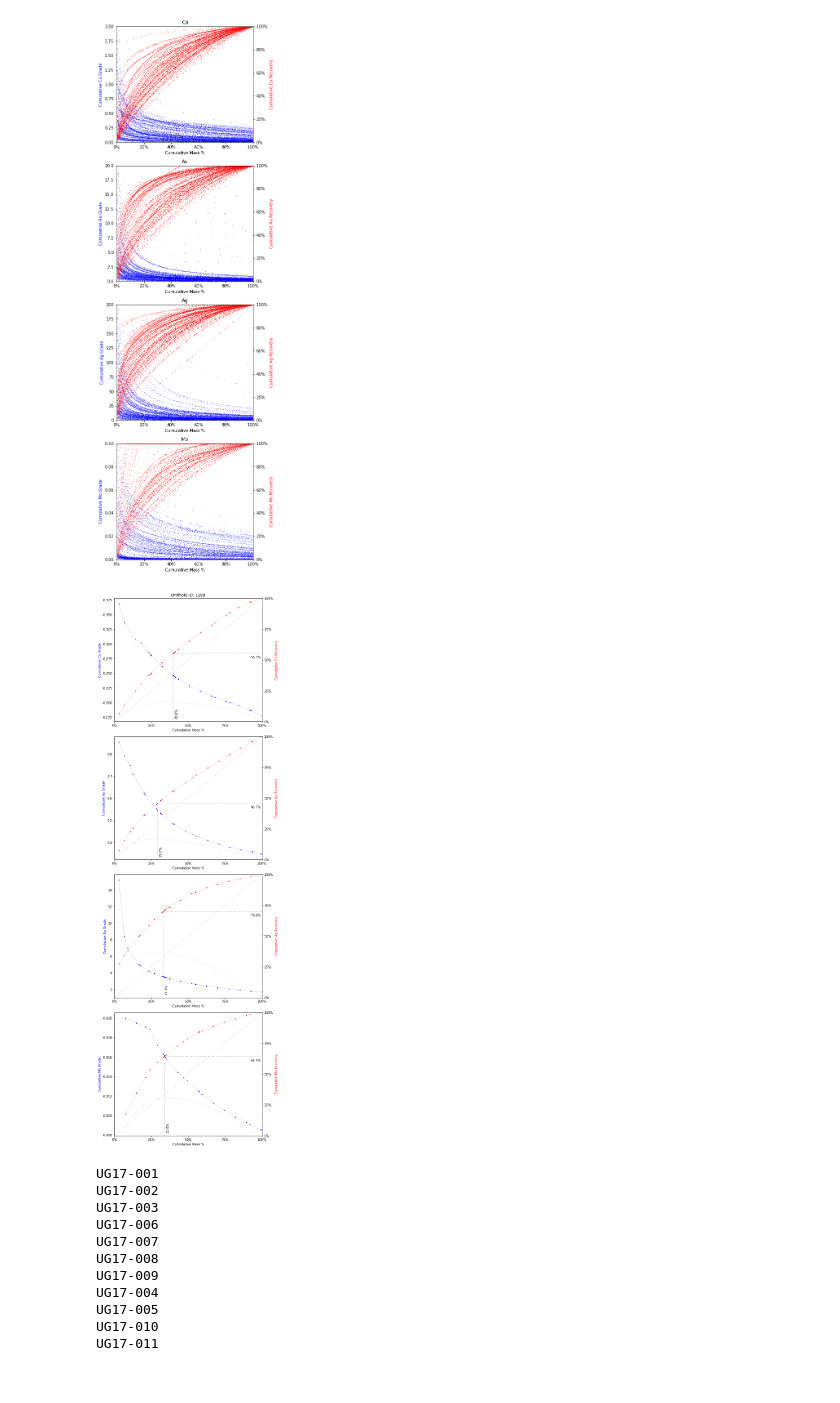
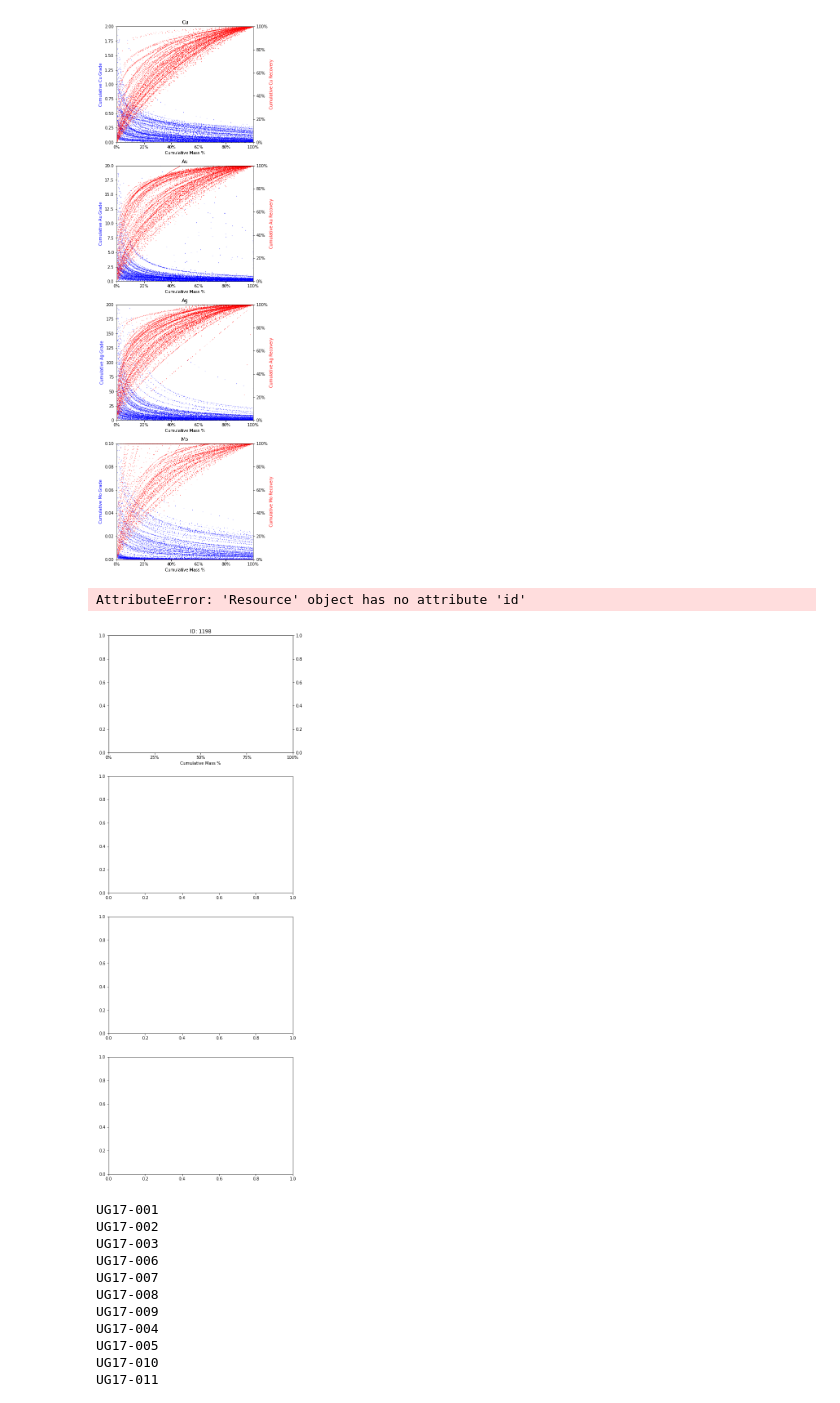
Before and after one commit to jouytrew/bronson_slope, a Jupyter notebook: bronson_slope_jupyter.ipynb, the cells around one changed output. Cells and saved outputs as stored; diff of their text form; code cells hidden in the pictures.

```diff
--- a/bronson_slope_jupyter.ipynb
+++ b/bronson_slope_jupyter.ipynb
@@ -324,55 +275,56 @@ fig.savefig("charts.png")
 # %%
 dh_id = '1198'
 s = 4
-resource_id = "Cu"
 
-fig, axs = plt.subplots(len(resources), figsize=(8, (6 * len(resources))))
-axs[0].set_title(f'Drillhole ID: {dh_id}')
+fig = drillholes[dh_id].plot_grade_recovery_curves()
+# fig, axs = plt.subplots(len(resources), figsize=(8, (6 * len(resources))))
+# axs[0].set_title(f'Drillhole ID: {dh_id}')
 
-for i, resource_id in enumerate(resources.keys()):
-    ax = axs[i]
-    ax_sec = ax.twinx()
+# for i, resource_id in enumerate(resources.keys()):
+#     ax = axs[i]
+#     ax_sec = ax.twinx()
 
-    df = drillholes[dh_id].metals[resource_id].info
+#     df = drillholes[dh_id].resources[resource_id].info
 
 
-    x = df['cml_weight_pct']
-    ax.set_xlabel("Cumulative Mass %")
-    ax.set_xlim(0, 1)
-    ax.set_xticks([0, 0.25, 0.5, 0.75, 1])
-    ax.xaxis.set_major_formatter(mtick.PercentFormatter(1.0))
+#     x = df['cml_weight_pct']
+#     ax.set_xlabel("Cumulative Mass %")
+#     ax.set_xlim(0, 1)
+#     ax.set_xticks([0, 0.25, 0.5, 0.75, 1])
+#     ax.xaxis.set_major_formatter(mtick.PercentFormatter(1.0))
 
-    y = df['cml_grade']
-    ax.set_ylabel(f"Cumulative {resource_id} Grade", c="blue")
+#     y = df['cml_grade']
+#     ax.set_ylabel(f"Cumulative {resource_id} Grade", c="blue")
 
-    ax.plot(x, y, color='blue', alpha=0.2, ls='--')
-    ax.scatter(x, y, color='blue', s=s)
+#     ax.plot(x, y, color='blue', alpha=0.2, ls='--')
+#     ax.scatter(x, y, color='blue', s=s)
 
 
-    y = df['cml_recovery']
-    ax_sec.set_ylabel(f"Cumulative {resource_id} Recovery", c="red")
-    ax_sec.set_ylim(0, 1)
-    ax_sec.set_yticks([0, 0.25, 0.5, 0.75, 1])
-    ax_sec.yaxis.set_major_formatter(mtick.PercentFormatter(1.0))
+#     y = df['cml_recovery']
+#     ax_sec.set_ylabel(f"Cumulative {resource_id} Recovery", c="red")
+#     ax_sec.set_ylim(0, 1)
+#     ax_sec.set_yticks([0, 0.25, 0.5, 0.75, 1])
+#     ax_sec.yaxis.set_major_formatter(mtick.PercentFormatter(1.0))
 
-    ax_sec.plot([0, 1], [0, 1], color='grey', alpha=0.2, ls='-.')
+#     ax_sec.plot([0, 1], [0, 1], color='grey', alpha=0.2, ls='-.')
 
-    ax_sec.plot(x, y, color='red', alpha=0.2, ls='--')
-    ax_sec.scatter(x, y, color='red', s=s)
+#     ax_sec.plot(x, y, color='red', alpha=0.2, ls='--')
+#     ax_sec.scatter(x, y, color='red', s=s)
 
-    y_prime = np.subtract(y, x)
-    ax_sec.plot(x, y_prime, color='red', alpha=0.2, ls=':')
+#     y_prime = np.subtract(y, x)
+#     ax_sec.plot(x, y_prime, color='red', alpha=0.2, ls=':')
 
-    x_max, y_max = x[np.argmax(y_prime)], y[np.argmax(y_prime)]
-    ax_sec.plot([x_max, x_max], [0, y_max], c="black", ls=':', alpha=0.35)
-    ax_sec.annotate(f"{x_max * 100:.3}%", (x_max, 0), xytext=(5, 10), textcoords='offset points', rotation=90)
-    ax_sec.plot([x_max, 1], [y_max, y_max], c="black", ls=':', alpha=0.35)
-    ax_sec.annotate(f"{y_max * 100:.3}%", (1, y_max), xytext=(-35, -15), textcoords='offset points')
+#     x_max, y_max = x[np.argmax(y_prime)], y[np.argmax(y_prime)]
+#     ax_sec.plot([x_max, x_max], [0, y_max], c="black", ls=':', alpha=0.35)
+#     ax_sec.annotate(f"{x_max * 100:.3}%", (x_max, 0), xytext=(5, 10), textcoords='offset points', rotation=90)
+#     ax_sec.plot([x_max, 1], [y_max, y_max], c="black", ls=':', alpha=0.35)
+#     ax_sec.annotate(f"{y_max * 100:.3}%", (1, y_max), xytext=(-35, -15), textcoords='offset points')
 
 fig.tight_layout()
 fig.savefig('sample.svg')
 # %% [output]
+AttributeError: 'Resource' object has no attribute 'id'
-[figure, old version]
+[figure, new version]
 # %%
 collar_dhs = collar.HOLEID.unique()
 
```
Also changed, not shown: parts of 11 cells of this notebook, 6 other files.
